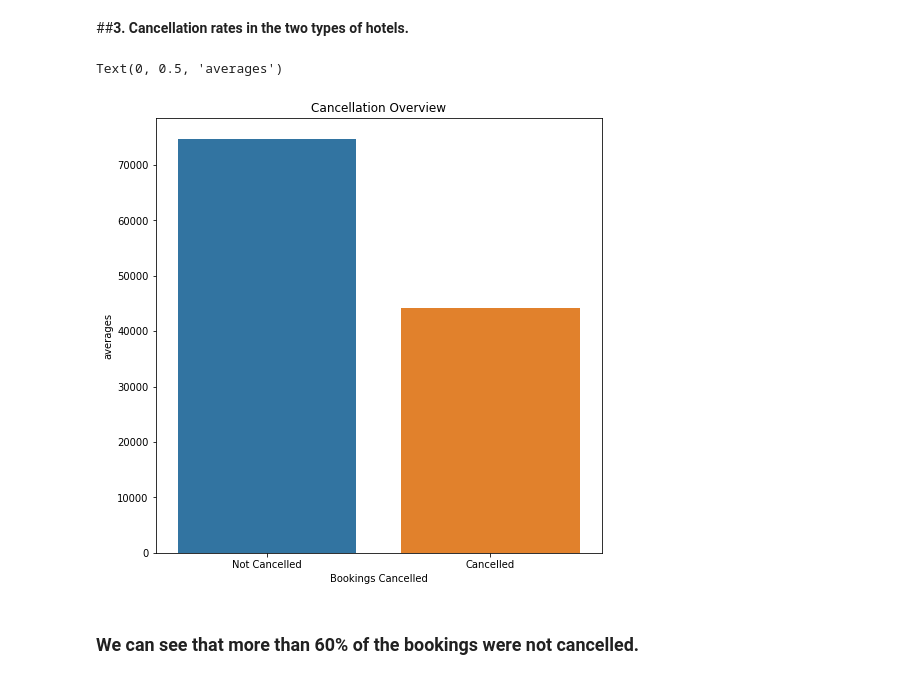
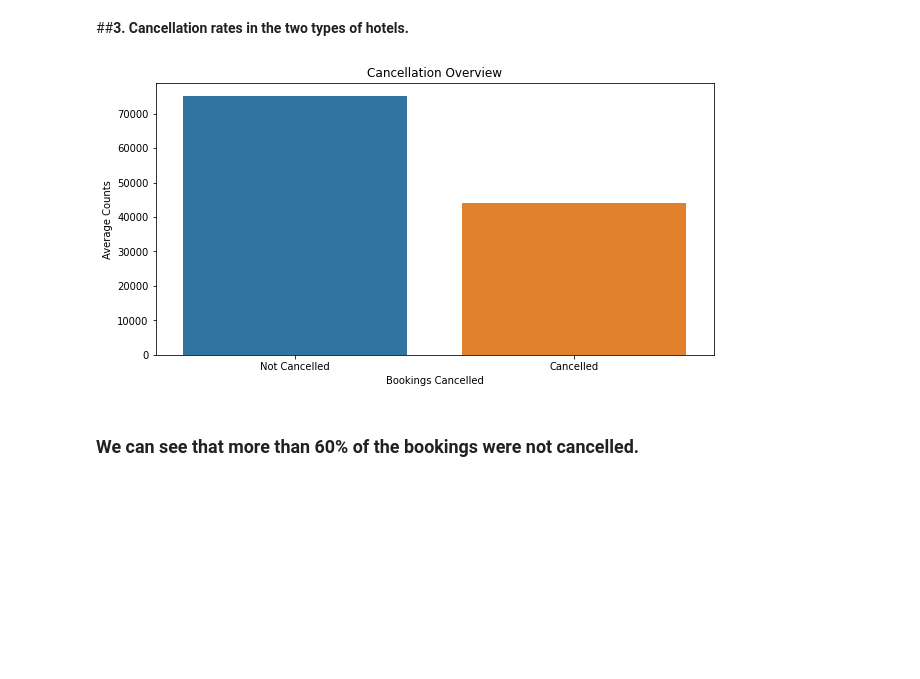
Before and after one commit to zeeshubanny/EDA-HOTEL-BOOKING, a Jupyter notebook: Hotel_Booking_Analysis_Capstone_Project.ipynb, the cells around one changed output. Saved outputs shown, nothing was run; the diff lists cells and outputs as text; code cells hidden in the pictures; blank space fills up the shorter version.

```diff
--- a/Hotel_Booking_Analysis_Capstone_Project.ipynb
+++ b/Hotel_Booking_Analysis_Capstone_Project.ipynb
@@ -183,7 +184,7 @@ hotel_data['arrival_date_year'] = hotel_data['arrival_date_year'].apply(lambda x
 ###**1. What type of hotel has more bookings?**
 # %%
 # exploring the pie chart
-plt.rcParams['figure.figsize'] = 8,8
+plt.rcParams['figure.figsize'] = 10,10
 
 # assigning labels and converting them to list
 labels = hotel_data['hotel'].value_counts().index.tolist()
@@ -192,7 +193,7 @@ labels = hotel_data['hotel'].value_counts().index.tolist()
 sizes = hotel_data['hotel'].value_counts().tolist()
 
 # assigning pie chart color
-colors = ["darkorange","lightskyblue"]
+colors = ["green","blue"]
 # %%
 # creating pie chart
 # autopct enables you to display the percent value using Python string formatting. .1f% will round off to the tenth place.
@@ -234,18 +230,18 @@ From our visualisation, we can deduce that August is the busiest month for both
 ##**3. Cancellation rates in the two types of hotels.**
 # %%
 # First we will check proportion of bookings that were cancelled
-
+plt.figure(figsize=(10,5))
 # Replacing the 1s and 0s in the is_cancelled column to cancelled and not cancelled.
 hotel_data['is_canceled'] = hotel_data.is_canceled.replace([1,0],["Cancelled","Not Cancelled"])
 cancelled_data = hotel_data['is_canceled']
 
 # Plotting a countplot
 sns.countplot(cancelled_data).set_title("Cancellation Overview")
 plt.xlabel("Bookings Cancelled")
-plt.ylabel('averages')
+plt.ylabel('Average Counts')
+plt.show()
 # %% [output]
-Text(0, 0.5, 'averages')
-[figure, old version]
+[figure, new version]
 # %% [markdown]
 ### **We can see that more than 60% of the bookings were not cancelled.**
 # %%
```
Also changed, not shown: parts of 14 cells of this notebook.
